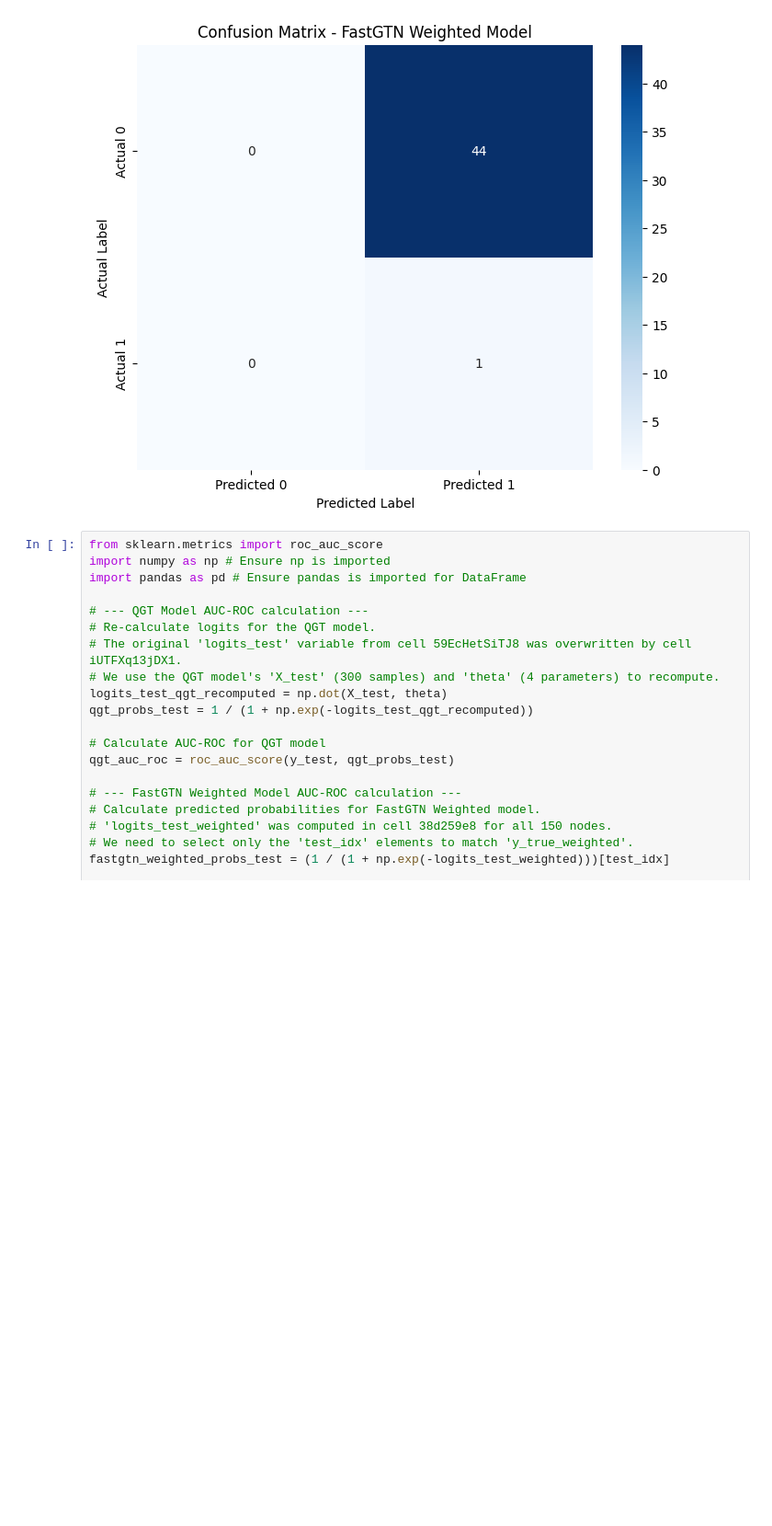
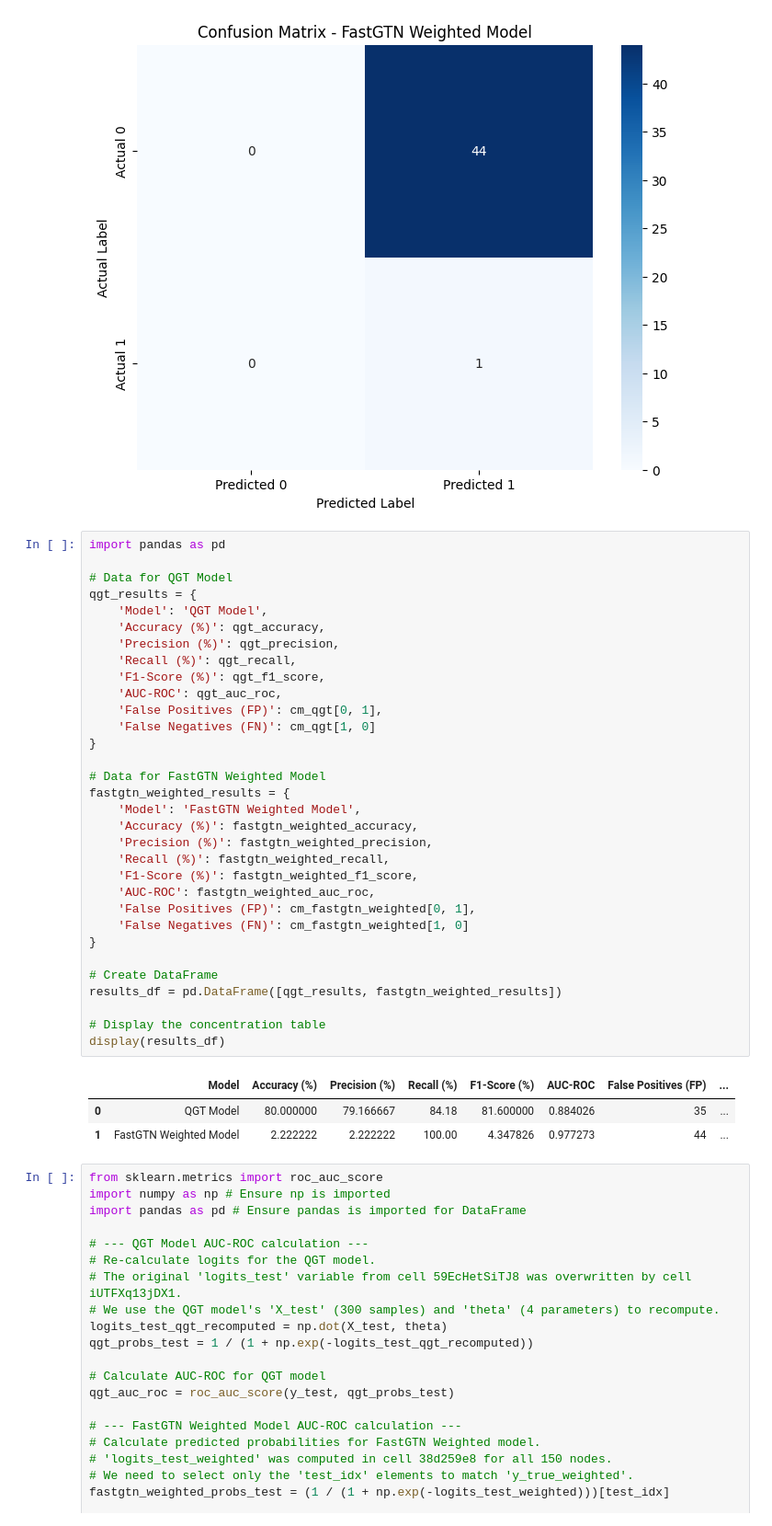
Before and after one commit to luisgabrielmatthew74/codeprojects, a Jupyter notebook: red_mx.ipynb, the cells around one changed output. Shown at 92% size. Cells and saved outputs as stored; diff of their text form; blank space fills up the shorter version.

```diff
--- a/red_mx.ipynb
+++ b/red_mx.ipynb
@@ -535,6 +535,42 @@ plt.xlabel('Predicted Label')
 plt.show()
 # %% [output]
 [figure]
+# %%
+import pandas as pd
+
+# Data for QGT Model
+qgt_results = {
+    'Model': 'QGT Model',
+    'Accuracy (%)': qgt_accuracy,
+    'Precision (%)': qgt_precision,
+    'Recall (%)': qgt_recall,
+    'F1-Score (%)': qgt_f1_score,
+    'AUC-ROC': qgt_auc_roc,
+    'False Positives (FP)': cm_qgt[0, 1],
+    'False Negatives (FN)': cm_qgt[1, 0]
+}
+
+# Data for FastGTN Weighted Model
+fastgtn_weighted_results = {
+    'Model': 'FastGTN Weighted Model',
+    'Accuracy (%)': fastgtn_weighted_accuracy,
+    'Precision (%)': fastgtn_weighted_precision,
+    'Recall (%)': fastgtn_weighted_recall,
+    'F1-Score (%)': fastgtn_weighted_f1_score,
+    'AUC-ROC': fastgtn_weighted_auc_roc,
+    'False Positives (FP)': cm_fastgtn_weighted[0, 1],
+    'False Negatives (FN)': cm_fastgtn_weighted[1, 0]
+}
+
+# Create DataFrame
+results_df = pd.DataFrame([qgt_results, fastgtn_weighted_results])
+
+# Display the concentration table
+display(results_df)
+# %% [output]
+|  | Model | Accuracy (%) | Precision (%) | Recall (%) | F1-Score (%) | AUC-ROC | False Positives (FP) | ... |
+| 0 | QGT Model | 80.000000 | 79.166667 | 84.18 | 81.600000 | 0.884026 | 35 | ... |
+| 1 | FastGTN Weighted Model | 2.222222 | 2.222222 | 100.00 | 4.347826 | 0.977273 | 44 | ... |
 # %%
 from sklearn.metrics import roc_auc_score
 import numpy as np # Ensure np is imported
```
